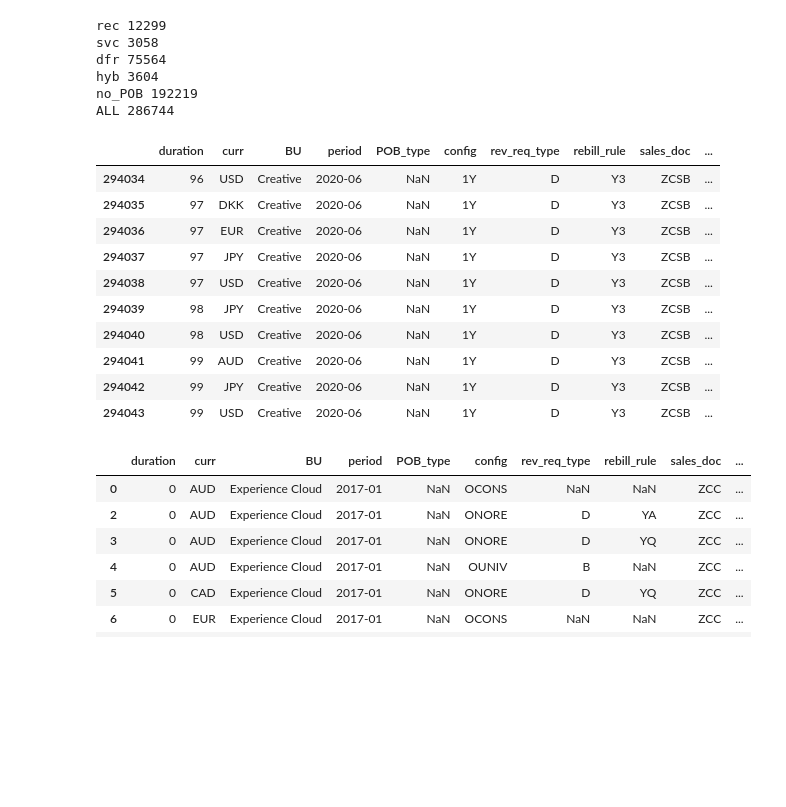
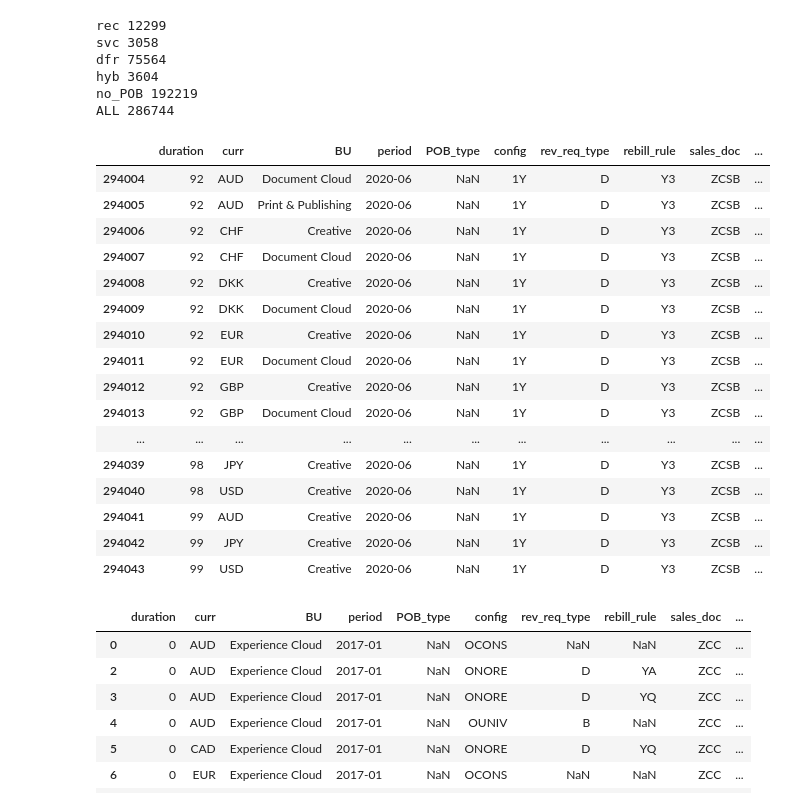
Before and after one commit to davidjsmith44/Deferred_Revenue_Forecast, a Jupyter notebook: notebooks/testing_08_05_20.ipynb, the cells around one changed output. Saved outputs shown, nothing was run; the diff lists cells and outputs as text; code cells hidden in the pictures; blank space fills up the shorter version.

```diff
--- a/notebooks/testing_08_05_20.ipynb
+++ b/notebooks/testing_08_05_20.ipynb
@@ -242,14 +242,20 @@ hyb 3604
 no_POB 192219
 ALL 286744
 # %%
-df_no_POB.tail(10)
+df_no_POB.tail(40)
 # %% [output]
 |  | duration | curr | BU | period | POB_type | config | rev_req_type | rebill_rule | sales_doc | ... |
-| 294034 | 96 | USD | Creative | 2020-06 | NaN | 1Y | D | Y3 | ZCSB | ... |
-| 294035 | 97 | DKK | Creative | 2020-06 | NaN | 1Y | D | Y3 | ZCSB | ... |
-| 294036 | 97 | EUR | Creative | 2020-06 | NaN | 1Y | D | Y3 | ZCSB | ... |
-| 294037 | 97 | JPY | Creative | 2020-06 | NaN | 1Y | D | Y3 | ZCSB | ... |
-| 294038 | 97 | USD | Creative | 2020-06 | NaN | 1Y | D | Y3 | ZCSB | ... |
+| 294004 | 92 | AUD | Document Cloud | 2020-06 | NaN | 1Y | D | Y3 | ZCSB | ... |
+| 294005 | 92 | AUD | Print & Publishing | 2020-06 | NaN | 1Y | D | Y3 | ZCSB | ... |
+| 294006 | 92 | CHF | Creative | 2020-06 | NaN | 1Y | D | Y3 | ZCSB | ... |
+| 294007 | 92 | CHF | Document Cloud | 2020-06 | NaN | 1Y | D | Y3 | ZCSB | ... |
+| 294008 | 92 | DKK | Creative | 2020-06 | NaN | 1Y | D | Y3 | ZCSB | ... |
+| 294009 | 92 | DKK | Document Cloud | 2020-06 | NaN | 1Y | D | Y3 | ZCSB | ... |
+| 294010 | 92 | EUR | Creative | 2020-06 | NaN | 1Y | D | Y3 | ZCSB | ... |
+| 294011 | 92 | EUR | Document Cloud | 2020-06 | NaN | 1Y | D | Y3 | ZCSB | ... |
+| 294012 | 92 | GBP | Creative | 2020-06 | NaN | 1Y | D | Y3 | ZCSB | ... |
+| 294013 | 92 | GBP | Document Cloud | 2020-06 | NaN | 1Y | D | Y3 | ZCSB | ... |
+| ... | ... | ... | ... | ... | ... | ... | ... | ... | ... | ... |
 | 294039 | 98 | JPY | Creative | 2020-06 | NaN | 1Y | D | Y3 | ZCSB | ... |
 | 294040 | 98 | USD | Creative | 2020-06 | NaN | 1Y | D | Y3 | ZCSB | ... |
 | 294041 | 99 | AUD | Creative | 2020-06 | NaN | 1Y | D | Y3 | ZCSB | ... |
```
Also changed, not shown: parts of 7 cells of this notebook, 3 other files.
